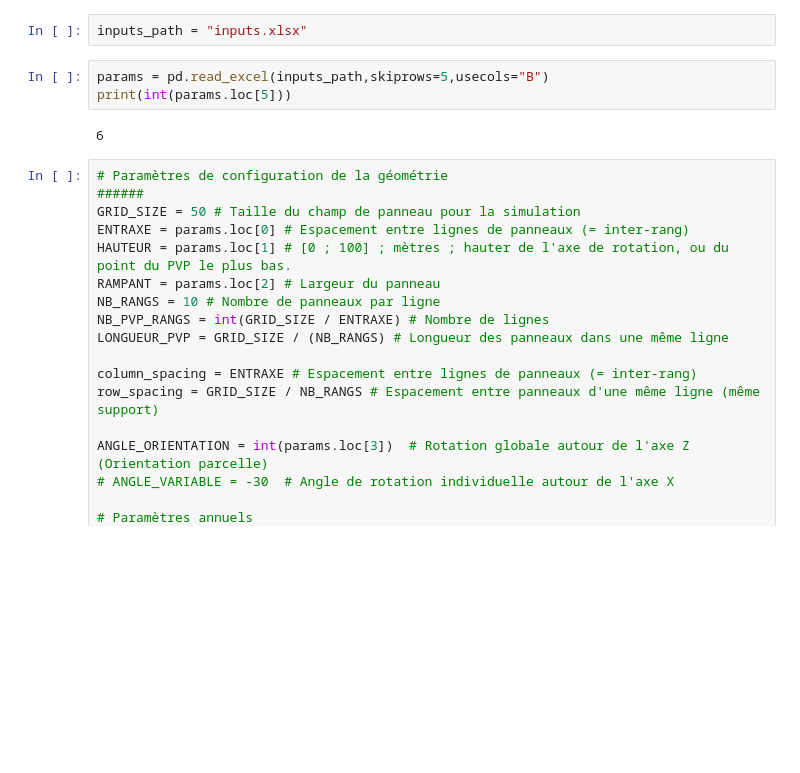
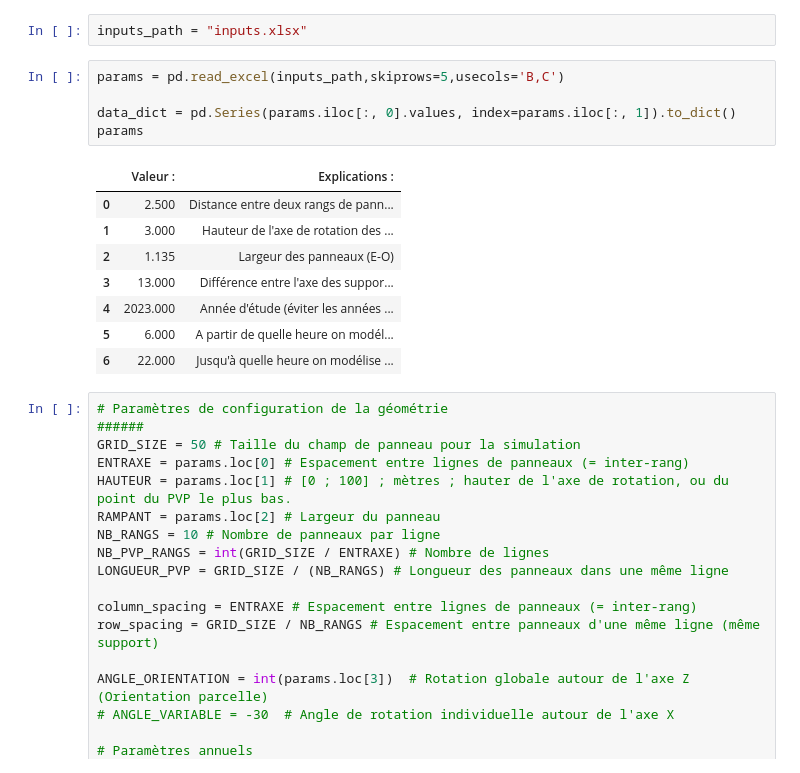
Before and after one commit to McoVale/TSAgriPV, a Jupyter notebook: param_inputs.ipynb, the cells around one changed output. Drawn from its saved outputs; the diff is of its cells as text; blank space fills up the shorter version.

```diff
--- a/param_inputs.ipynb
+++ b/param_inputs.ipynb
@@ -4,10 +4,19 @@ from datetime import datetime, timedelta
 # %%
 inputs_path = "inputs.xlsx"
 # %%
-params = pd.read_excel(inputs_path,skiprows=5,usecols="B")
-print(int(params.loc[5]))
+params = pd.read_excel(inputs_path,skiprows=5,usecols='B,C')
+
+data_dict = pd.Series(params.iloc[:, 0].values, index=params.iloc[:, 1]).to_dict()
+params
 # %% [output]
-6
+|  | Valeur : | Explications : |
+| 0 | 2.500 | Distance entre deux rangs de pann... |
+| 1 | 3.000 | Hauteur de l'axe de rotation des ... |
+| 2 | 1.135 | Largeur des panneaux (E-O) |
+| 3 | 13.000 | Différence entre l'axe des suppor... |
+| 4 | 2023.000 | Année d'étude (éviter les années ... |
+| 5 | 6.000 | A partir de quelle heure on modél... |
+| 6 | 22.000 | Jusqu'à quelle heure on modélise ... |
 # %%
 # Paramètres de configuration de la géométrie
 ######
```
Also changed, not shown: 4 other files.
